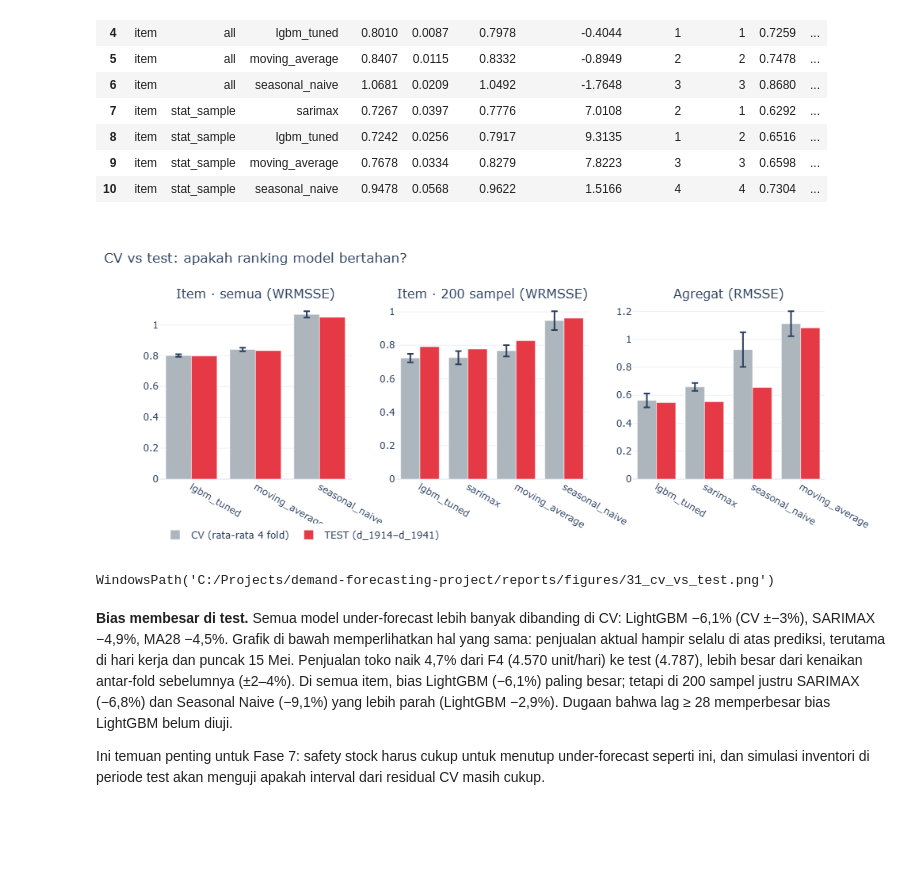
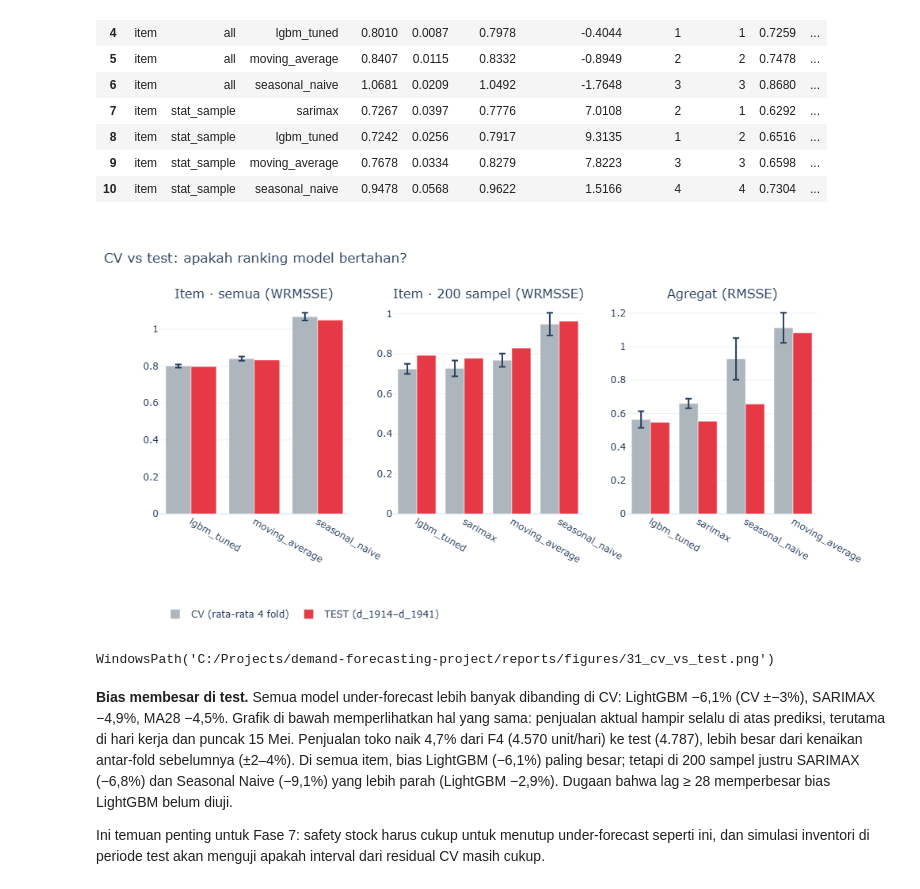
Before and after one commit to immjd/m5-demand-forecasting, a Jupyter notebook: notebooks/04_evaluation_error_analysis.ipynb, the cells around one changed output. Cells and saved outputs as stored; diff of their text form; code cells hidden in the pictures; blank space fills up the shorter version.

```diff
--- a/notebooks/04_evaluation_error_analysis.ipynb
+++ b/notebooks/04_evaluation_error_analysis.ipynb
@@ -521,36 +521,38 @@ for i, (lvl, sub, _) in enumerate(panels, 1):
             x=c["model"],
             y=c["skor_cv"],
             name="CV (rata-rata 4 fold)",
             marker_color="#adb5bd",
             error_y={"type": "data", "array": c["std"]},
             showlegend=i == 1,
         ),
         row=1,
         col=i,
     )
     fig.add_trace(
         go.Bar(
             x=c["model"],
             y=c["skor_test"],
             name="TEST (d_1914–d_1941)",
             marker_color="#e63946",
             showlegend=i == 1,
         ),
         row=1,
         col=i,
     )
 fig.update_layout(
     template=plots.TEMPLATE,
     barmode="group",
-    height=420,
+    height=520,
     title="CV vs test: apakah ranking model bertahan?",
     title_x=0.01,
-    legend={"orientation": "h", "y": -0.25},
+    legend={"orientation": "h", "y": -0.42},
 )
+fig.update_xaxes(tickangle=30)
+fig.update_layout(margin={"b": 150, "r": 90})
 fig.show()
 plots.save_png(fig, "31_cv_vs_test", config)
 # %% [output]
-[figure, old version]
+[figure, new version]
 WindowsPath('C:/Projects/demand-forecasting-project/reports/figures/31_cv_vs_test.png')
 # %% [markdown]
 **Bias membesar di test.** Semua model under-forecast lebih banyak dibanding di CV: LightGBM −6,1% (CV ±−3%), SARIMAX −4,9%, MA28 −4,5%. Grafik di bawah memperlihatkan hal yang sama: penjualan aktual hampir selalu di atas prediksi, terutama di hari kerja dan puncak 15 Mei. Penjualan toko naik 4,7% dari F4 (4.570 unit/hari) ke test (4.787), lebih besar dari kenaikan antar-fold sebelumnya (±2–4%). Di semua item, bias LightGBM (−6,1%) paling besar; tetapi di 200 sampel justru SARIMAX (−6,8%) dan Seasonal Naive (−9,1%) yang lebih parah (LightGBM −2,9%). Dugaan bahwa lag ≥ 28 memperbesar bias LightGBM belum diuji.
```
Also changed, not shown: 6 other files.
